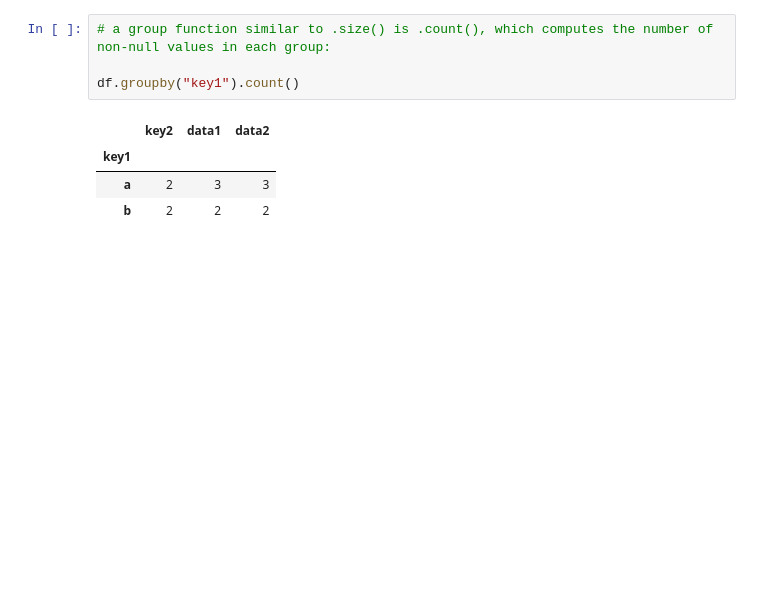
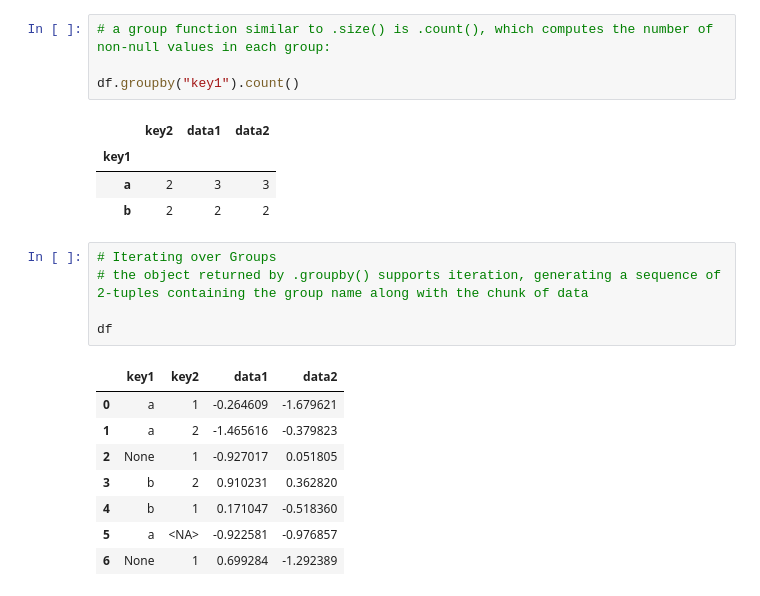
Before and after one commit to jayilpark/Pandas, a Jupyter notebook: PD_practice_ch.10.ipynb, the cells around one changed output. Drawn from its saved outputs; the diff is of its cells as text; blank space fills up the shorter version.

```diff
--- a/PD_practice_ch.10.ipynb
+++ b/PD_practice_ch.10.ipynb
@@ -161,3 +158,17 @@ df.groupby("key1").count()
 | key1 |  |  |  |
 | a | 2 | 3 | 3 |
 | b | 2 | 2 | 2 |
+# %%
+# Iterating over Groups
+# the object returned by .groupby() supports iteration, generating a sequence of 2-tuples containing the group name along with the chunk of data
+
+df
+# %% [output]
+|  | key1 | key2 | data1 | data2 |
+| 0 | a | 1 | -0.264609 | -1.679621 |
+| 1 | a | 2 | -1.465616 | -0.379823 |
+| 2 | None | 1 | -0.927017 | 0.051805 |
+| 3 | b | 2 | 0.910231 | 0.362820 |
+| 4 | b | 1 | 0.171047 | -0.518360 |
+| 5 | a | <NA> | -0.922581 | -0.976857 |
+| 6 | None | 1 | 0.699284 | -1.292389 |
```
Also changed, not shown: parts of 21 cells of this notebook.
